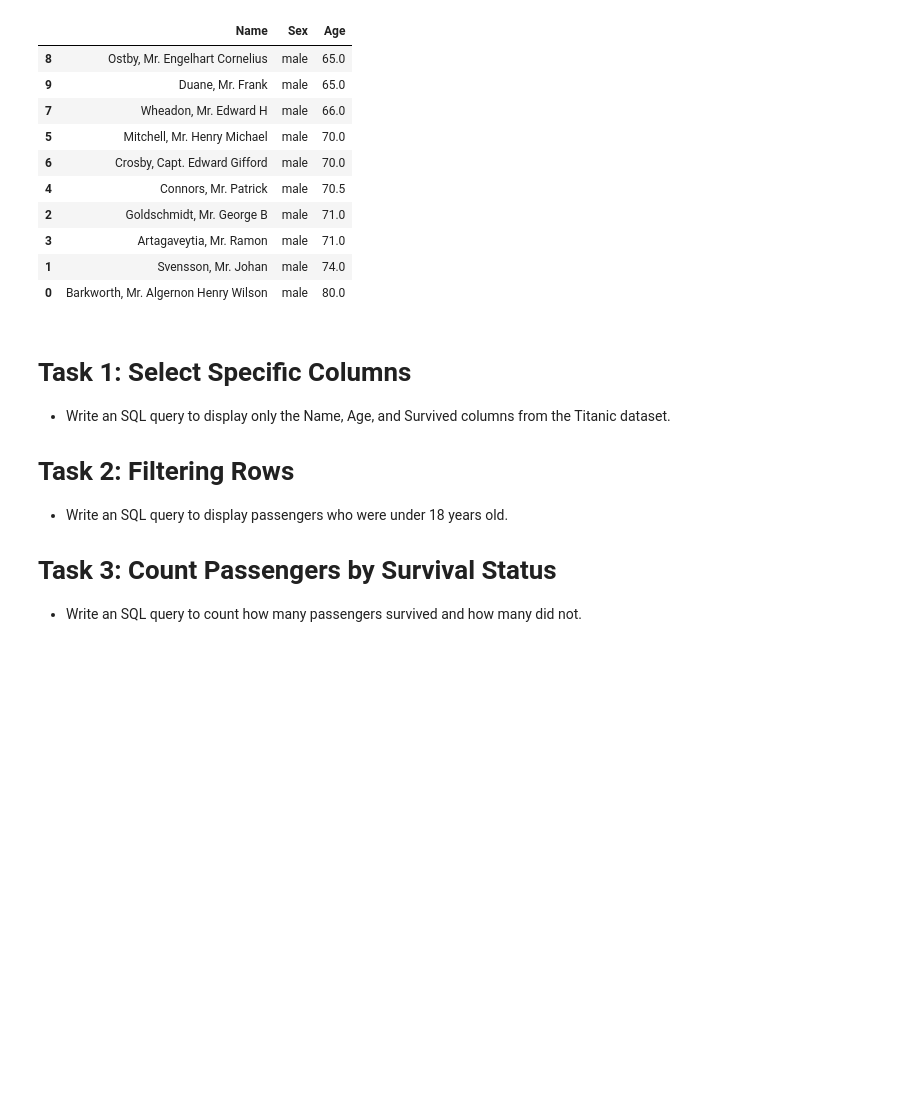
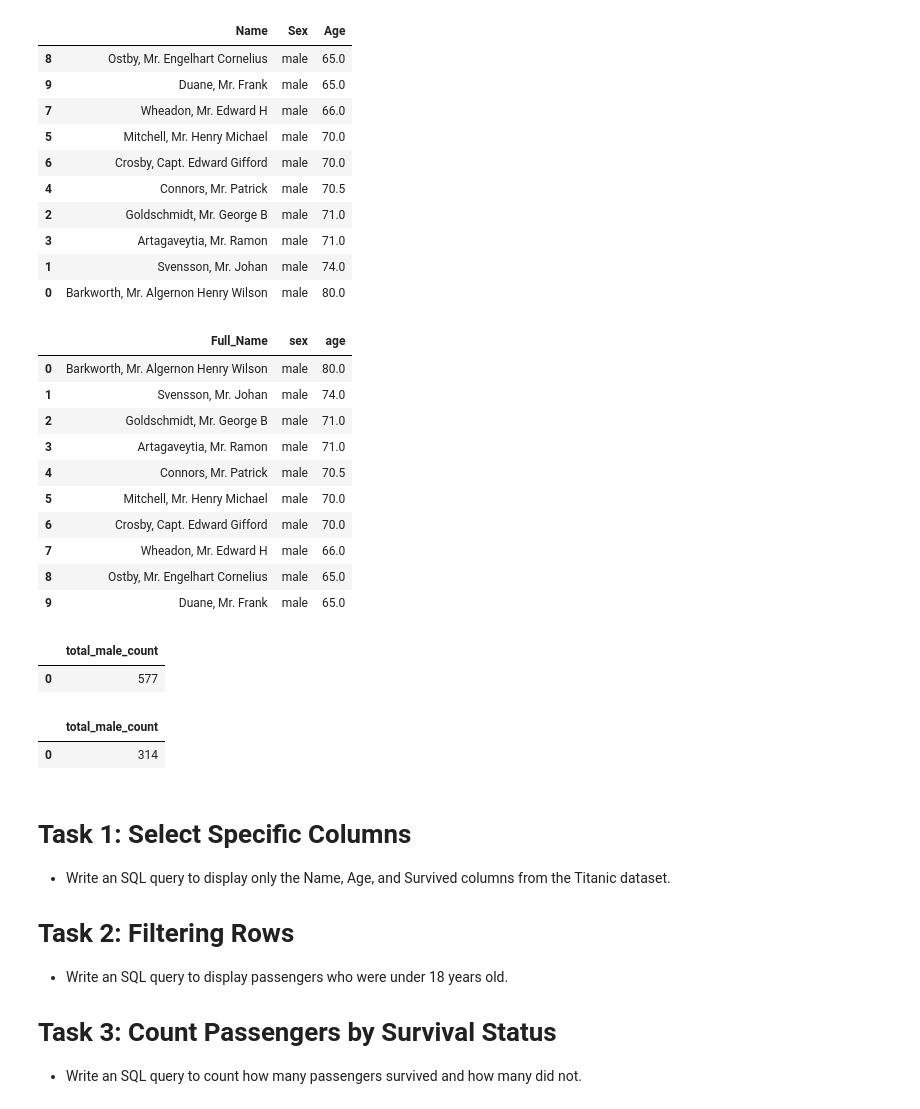
Before and after one commit to byambaa1982/python_cources_for_beginers, a Jupyter notebook: titanic_data_analysis/basic_sql.ipynb, the cells around one changed output. Saved outputs shown, nothing was run; the diff lists cells and outputs as text; code cells hidden in the pictures; blank space fills up the shorter version.

```diff
--- a/titanic_data_analysis/basic_sql.ipynb
+++ b/titanic_data_analysis/basic_sql.ipynb
@@ -69,6 +77,48 @@ df2[df2['Sex']=='male'].sort_values('Age')
 | 3 | Artagaveytia, Mr. Ramon | male | 71.0 |
 | 1 | Svensson, Mr. Johan | male | 74.0 |
 | 0 | Barkworth, Mr. Algernon Henry Wilson | male | 80.0 |
+# %%
+query = '''
+select Name as Full_Name, Sex as sex, Age as age from titanic where Sex = "male" order by Age desc limit 10
+'''
+
+df = pd.read_sql(query, conn)
+
+df
+# %% [output]
+|  | Full_Name | sex | age |
+| 0 | Barkworth, Mr. Algernon Henry Wilson | male | 80.0 |
+| 1 | Svensson, Mr. Johan | male | 74.0 |
+| 2 | Goldschmidt, Mr. George B | male | 71.0 |
+| 3 | Artagaveytia, Mr. Ramon | male | 71.0 |
+| 4 | Connors, Mr. Patrick | male | 70.5 |
+| 5 | Mitchell, Mr. Henry Michael | male | 70.0 |
+| 6 | Crosby, Capt. Edward Gifford | male | 70.0 |
+| 7 | Wheadon, Mr. Edward H | male | 66.0 |
+| 8 | Ostby, Mr. Engelhart Cornelius | male | 65.0 |
+| 9 | Duane, Mr. Frank | male | 65.0 |
+# %%
+query = '''
+select count(*) total_male_count from titanic where Sex = "male"
+'''
+
+df = pd.read_sql(query, conn)
+
+df
+# %% [output]
+|  | total_male_count |
+| 0 | 577 |
+# %%
+query = '''
+select count(*) total_male_count from titanic where Sex = "female"
+'''
+
+df = pd.read_sql(query, conn)
+
+df
+# %% [output]
+|  | total_male_count |
+| 0 | 314 |
 # %% [markdown]
 
 # Task 1: Select Specific Columns
```
Also changed, not shown: parts of 18 cells of this notebook.
